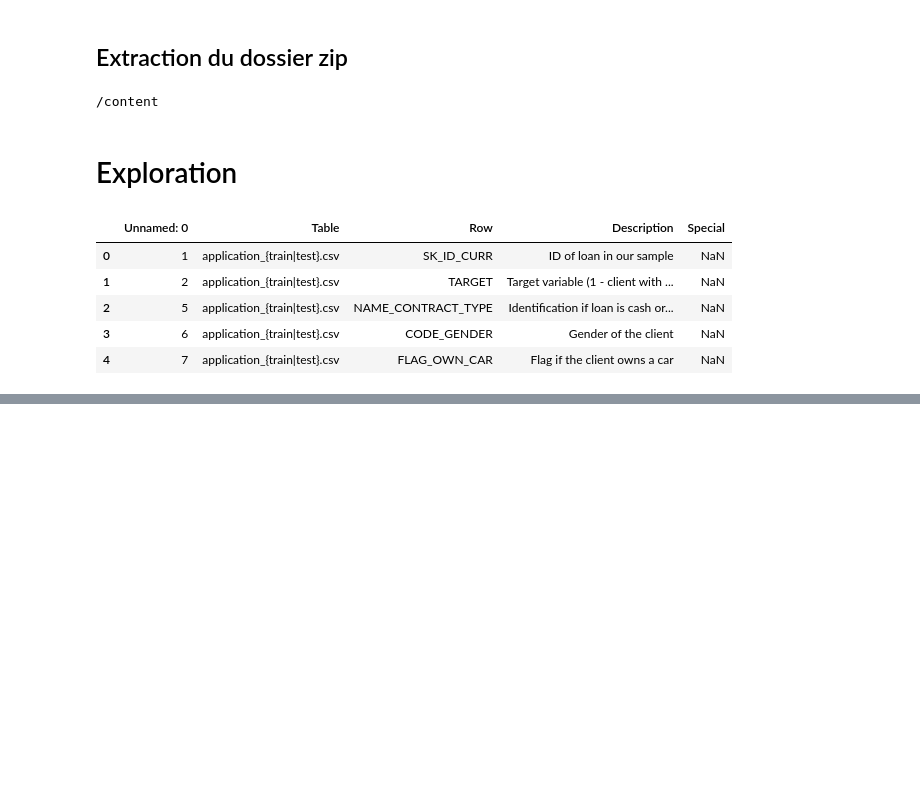
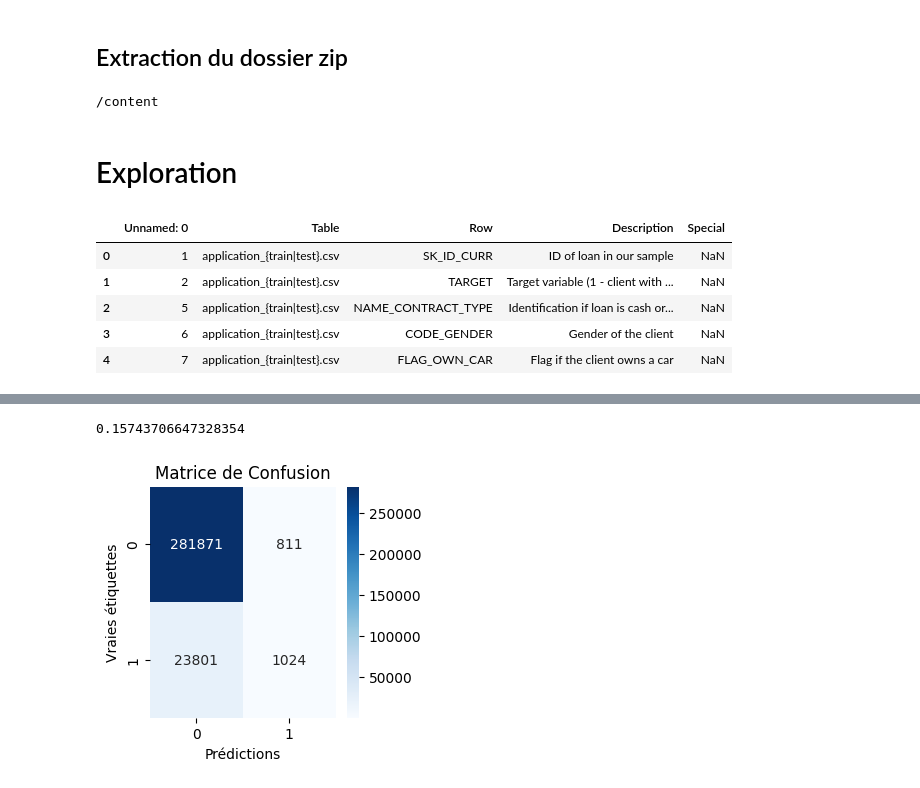
Before and after one commit to ArhurK/P7_Data_Scientist_implentez_un_modele_de_scoring, a Jupyter notebook: P7_Data_Scientist_Scoring.ipynb, the cells around one changed output, grey strips where cells are left out. Cells and saved outputs as stored; diff of their text form; code cells hidden in the pictures; blank space fills up the shorter version.

```diff
--- a/P7_Data_Scientist_Scoring.ipynb
+++ b/P7_Data_Scientist_Scoring.ipynb
@@ -91,0 +586,4 @@ df_ap
+# %%
+import re
+df = df.rename(columns = lambda x:re.sub('[^A-Za-z0-9_]+', '', x))
+df.shape
@@ -91,0 +598,3 @@ df_ap
+# %%
+train_df = df[df['TARGET'].notnull()]
+test_df = df[df['TARGET'].isnull()]
@@ -91,0 +639,17 @@ df_ap
+# %%
+# Train test split
+
+feats = [f for f in train_df.columns if f not in ['TARGET','SK_ID_CURR','SK_ID_BUREAU','SK_ID_PREV','index']]
+
+X, y =  train_df[feats].copy(), train_df['TARGET'].copy()
+
+X_train, X_test, y_train, y_test = train_test_split(X, y, test_size=0.2, random_state=42)
+
+# Déséquilibre des classes
+class_weight = {0: 0.08, 1: 0.91}
+
+# Créez un dataset Light GBM pour l'ensemble d'entraînement
+# train_data = lgb.Dataset(X_train, label= y_train)
+
+# Pénalité plus élevée pour la classe positive (FN plus coûteux)
+# class_weight = {0: 0.08, 1: 0.91}
@@ -91,0 +735,21 @@ df_ap
+# %%
+prediction_proba = np.concatenate(preds)
+trues_proba = np.concatenate(trues)
+custom_metric(y_true=trues_proba,y_pred=prediction_proba[:,1])
+# %% [output]
+0.15743706647328354
+# %%
+def matrice_conf_plot(y_test, y_pred, seuil):
+  from sklearn.metrics import confusion_matrix
+  conf_matrix = confusion_matrix(y_test, (y_pred[:,1] > seuil).astype(int))
+  # Affichez la matrice de confusion
+  plt.figure(figsize=(3, 3))
+  sns.heatmap(conf_matrix, annot=True, fmt='d', cmap='Blues')
+  plt.xlabel('Prédictions')
+  plt.ylabel('Vraies étiquettes')
+  plt.title('Matrice de Confusion')
+  return plt.show()
+
+matrice_conf_plot(y_test = trues_proba, y_pred = prediction_proba, seuil = .5)
+# %% [output]
+[figure, added]
```
Also changed, not shown: parts of 61 cells of this notebook.
